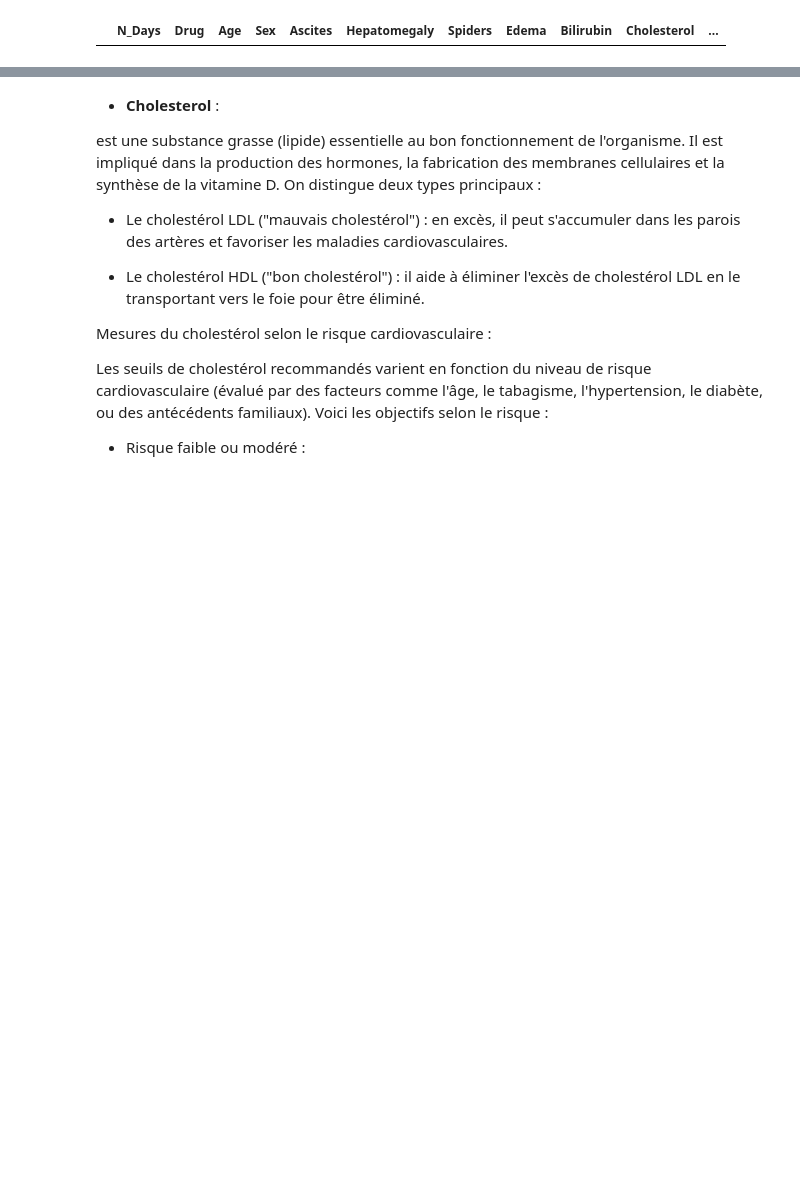
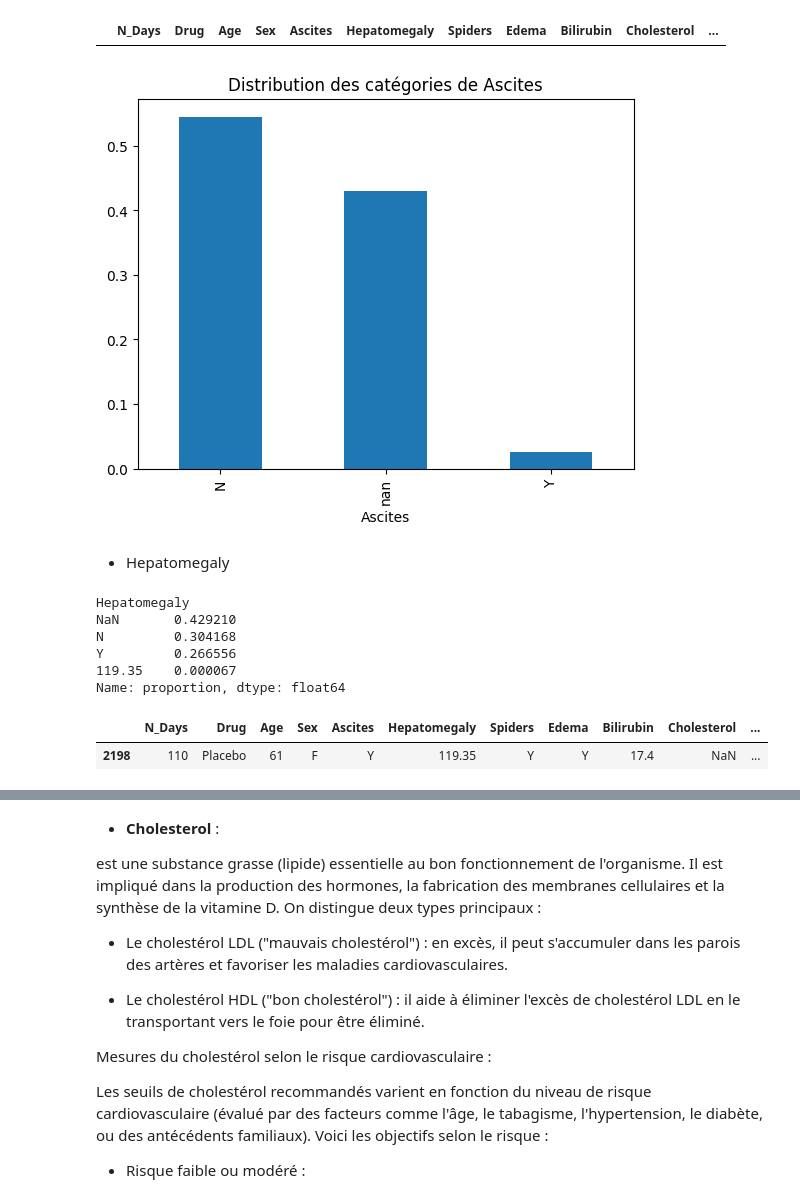
Before and after one commit to melaniedaddio/projet, a Jupyter notebook: EDA.ipynb, the cells around one changed output, grey strips where cells are left out. Cells and saved outputs as stored; diff of their text form; code cells hidden in the pictures; blank space fills up the shorter version.

```diff
--- a/EDA.ipynb
+++ b/EDA.ipynb
@@ -419,3 +419,26 @@ train_df[(train_df['Ascites'] =="S")|(train_df['Ascites'] =="D-penicillamine")]
 |  | N_Days | Drug | Age | Sex | Ascites | Hepatomegaly | Spiders | Edema | Bilirubin | Cholesterol | ... |
 # %%
 train_df = train_df[~((train_df['Ascites'] == "S") | (train_df['Ascites'] == "D-penicillamine"))]
+# %%
+freq=train_df['Ascites'].value_counts(dropna=False, normalize=True)
+freq.plot(kind='bar')
+plt.title('Distribution des catégories de Ascites')
+plt.show()
+# %% [output]
+[figure, added]
+# %% [markdown]
+* Hepatomegaly
+# %%
+train_df['Hepatomegaly'].value_counts(normalize=True,dropna=False )
+# %% [output]
+Hepatomegaly
+NaN       0.429210
+N         0.304168
+Y         0.266556
+119.35    0.000067
+Name: proportion, dtype: float64
+# %%
+train_df[train_df['Hepatomegaly']=='119.35']
+# %% [output]
+|  | N_Days | Drug | Age | Sex | Ascites | Hepatomegaly | Spiders | Edema | Bilirubin | Cholesterol | ... |
+| 2198 | 110 | Placebo | 61 | F | Y | 119.35 | Y | Y | 17.4 | NaN | ... |
```
Also changed, not shown: parts of 5 cells of this notebook.
